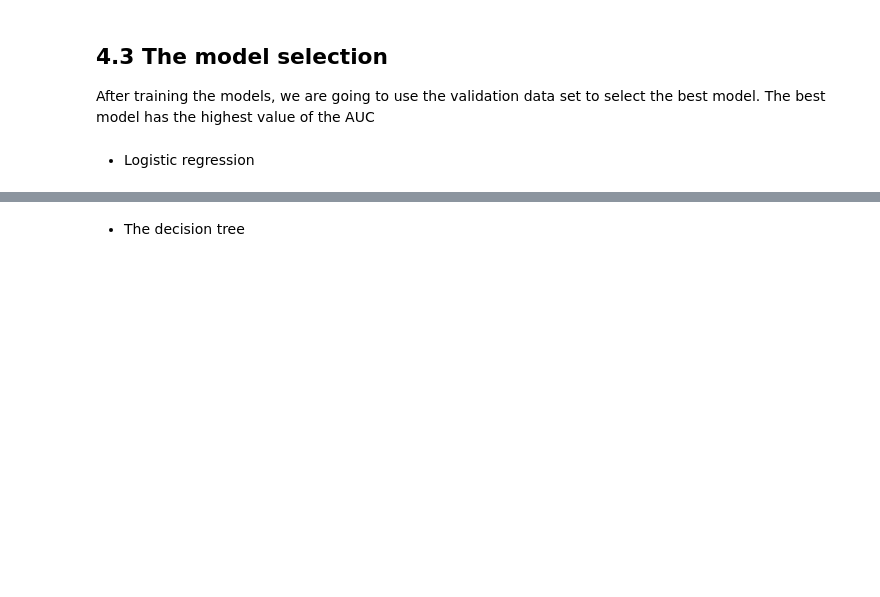
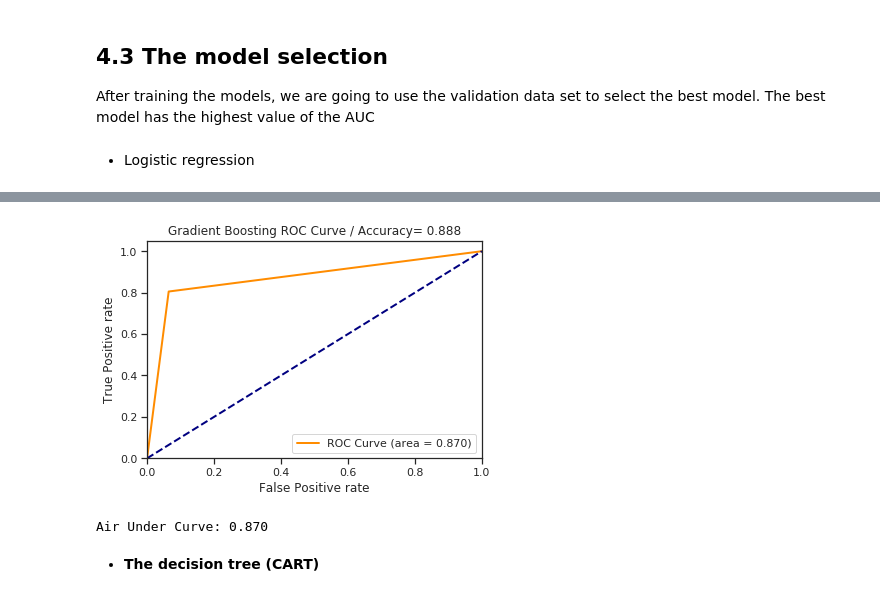
Before and after one commit to yvesEfangon/challenges, a Jupyter notebook: rexel/Report.ipynb, the cells around one changed output, grey strips where cells are left out. Drawn from its saved outputs; the diff is of its cells as text; code cells hidden in the pictures; blank space fills up the shorter version.

```diff
--- a/rexel/Report.ipynb
+++ b/rexel/Report.ipynb
@@ -593,12 +605,17 @@ print("Air Under Curve: %0.3f"% aucLR)
 # %%
 m = pickle.load(open('modelGB.pkl','rb'))
 aucGB = myROCCurvePlot(X_val, y_val, m, 'Gradient Boosting ROC Curve')
 print("Air Under Curve: %0.3f"% aucGB)
 
 if aucGB > maxAUC:
     bestModel=m
+    maxAUC=aucGB
+    name='Gradient Boosting'
+# %% [output]
+[figure, added]
+Air Under Curve: 0.870
 # %% [markdown]
-* The decision tree
+* __The decision tree (CART)__
 # %%
 m = pickle.load(open('modelTree.pkl','rb'))
 aucTR = myROCCurvePlot(X_val, y_val, m, 'Decision tree ROC Curve')
```
Also changed, not shown: parts of 28 cells of this notebook, 10 other files.
